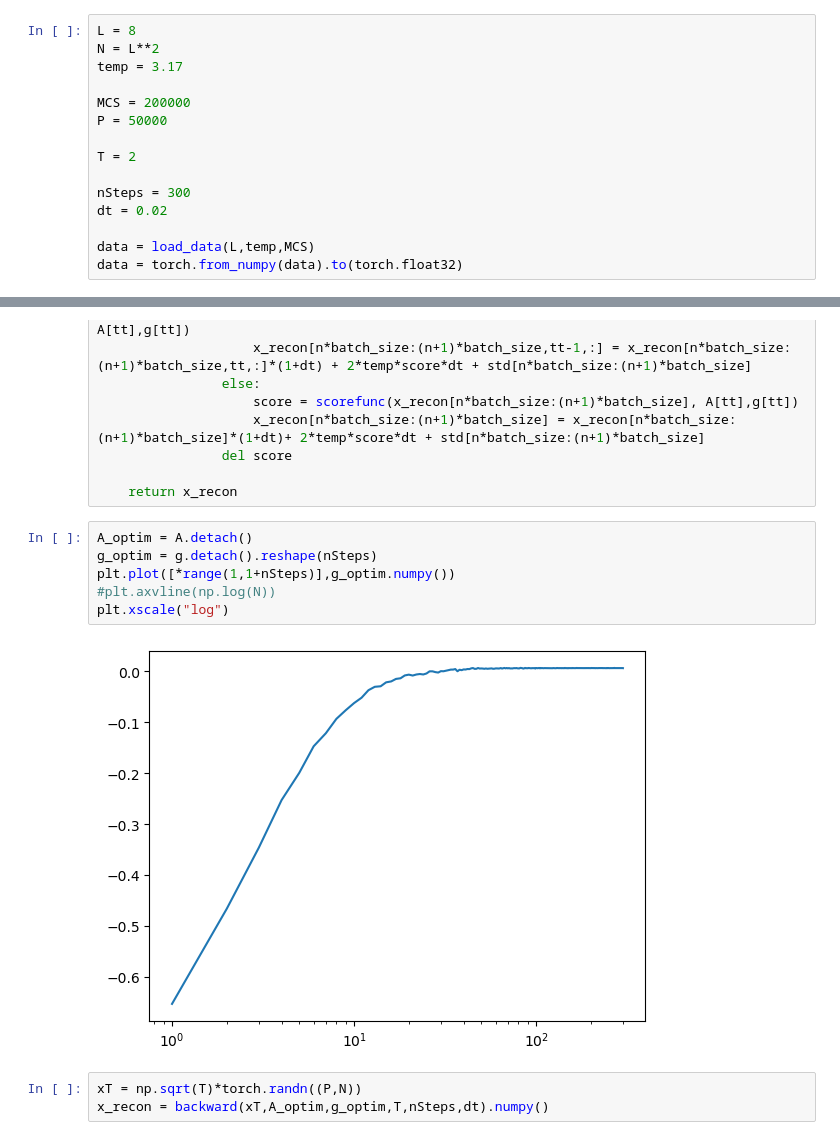
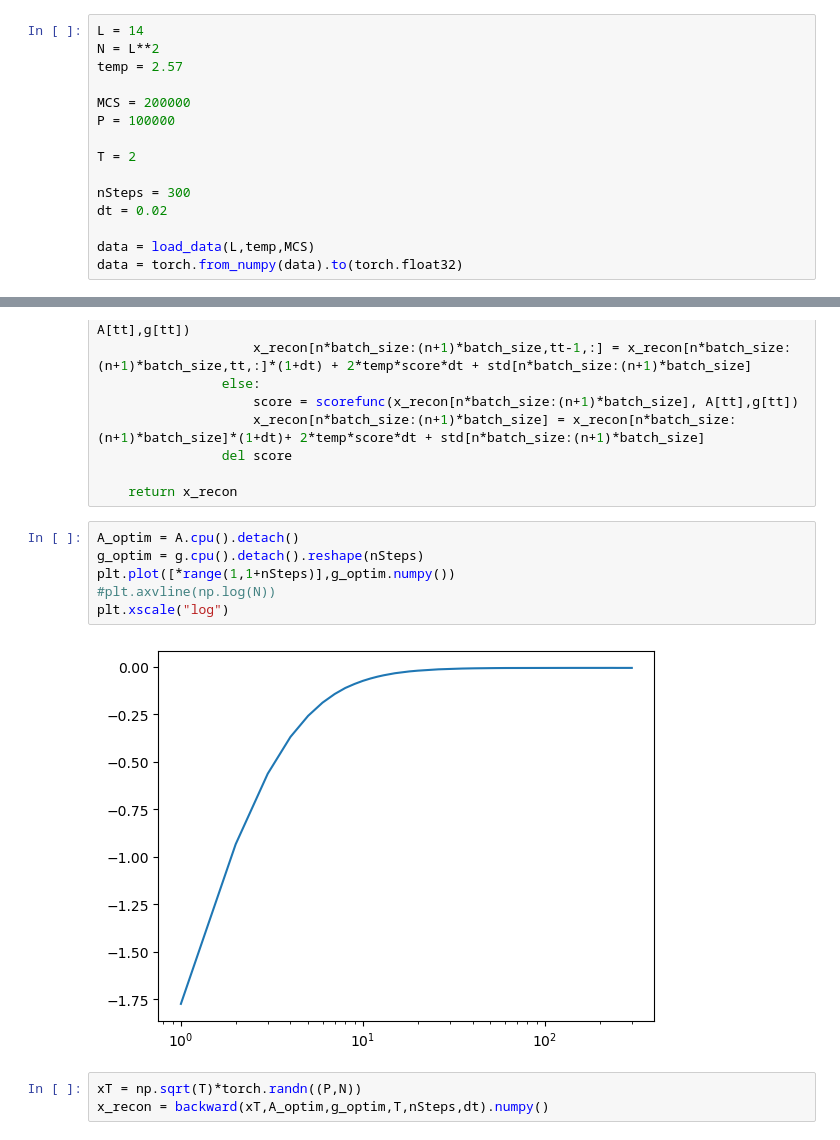
Before and after one commit to bsfn-0323/diffusion, a Jupyter notebook: gaussDiff_minimization.ipynb, the cells around one changed output, grey strips where cells are left out. Cells and saved outputs as stored; diff of their text form.

```diff
--- a/gaussDiff_minimization.ipynb
+++ b/gaussDiff_minimization.ipynb
@@ -20,12 +20,12 @@ def gen_noisy_data(x0,step,temp,dt,device = "cpu"):
     noisy_data = x0*exp_t + noise*std_t
     return noisy_data, -noise/std_t
 # %%
-L = 8
+L = 14
 N = L**2
-temp = 3.17
+temp = 2.57
 
 MCS = 200000
-P = 50000
+P = 100000
 
 T = 2
 
@@ -118,13 +116,13 @@ def backward(xT,A,g,temp,nSteps,dt,full_traj = False,device = "cpu"):
 
     return x_recon
 # %%
-A_optim = A.detach()
-g_optim = g.detach().reshape(nSteps)
+A_optim = A.cpu().detach()
+g_optim = g.cpu().detach().reshape(nSteps)
 plt.plot([*range(1,1+nSteps)],g_optim.numpy())
 #plt.axvline(np.log(N))
 plt.xscale("log")
 # %% [output]
-[figure, old version]
+[figure, new version]
 # %%
 xT = np.sqrt(T)*torch.randn((P,N))
 x_recon = backward(xT,A_optim,g_optim,T,nSteps,dt).numpy()
```
Also changed, not shown: parts of 6 cells of this notebook, 8 other files.
